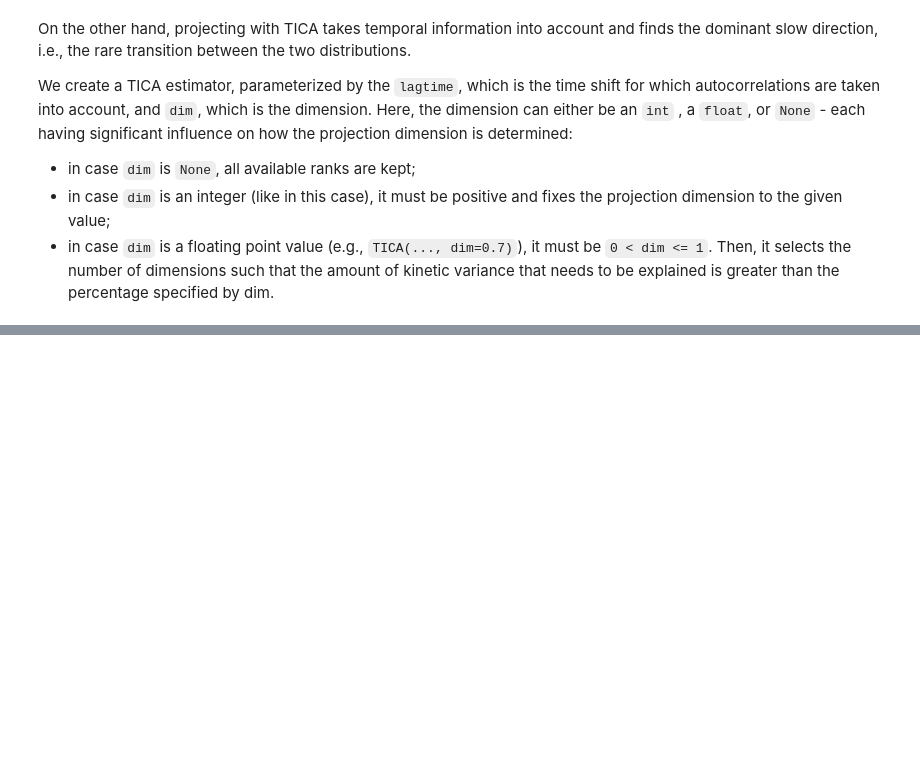
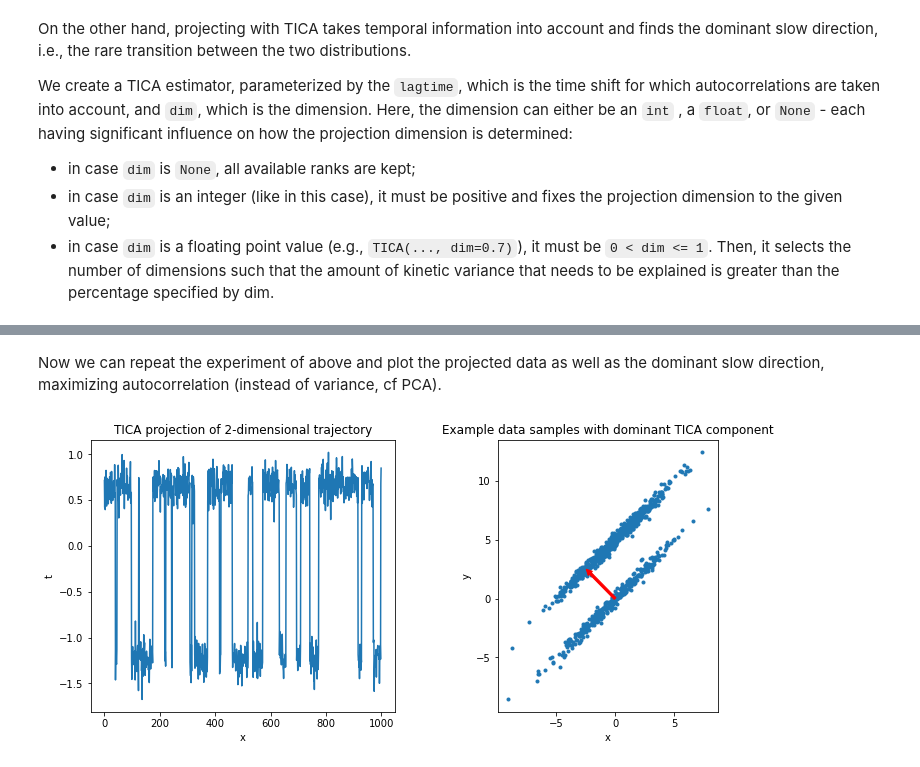
Before and after one commit to deeptime-ml/deeptime, a Jupyter notebook: docs/source/notebooks/tica.ipynb, the cells around one changed output, grey strips where cells are left out. Cells and saved outputs as stored; diff of their text form; code cells hidden in the pictures; blank space fills up the shorter version.

Commit message:
[msm/hmm] simulate args N -> n_steps [tica] docs wip

```diff
--- a/docs/source/notebooks/tica.ipynb
+++ b/docs/source/notebooks/tica.ipynb
@@ -113,4 +112,8 @@ We create a TICA estimator, parameterized by the `lagtime`, which is the time sh
 - in case `dim` is an integer (like in this case), it must be positive and fixes the projection dimension to the given value;
 - in case `dim` is a floating point value (e.g., `TICA(..., dim=0.7)`), it must be `0 < dim <= 1`. Then, it selects the number of dimensions such that the amount of kinetic variance that needs to be explained is greater than the percentage specified by dim.
 # %%
-estimator = sktime.decomposition.TICA(lagtime=1, dim=1)
+estimator = sktime.decomposition.TICA(
+    lagtime=1,  # time shift is one step
+    dim=1  # fix projection dimension explicitly
+)
+tica_model = estimator.fit(ftraj).fetch_model()  # fit and fetch model
@@ -135,0 +120,20 @@ array([[-0.18024123, -0.98362244]])
+# %% [markdown]
+Now we can repeat the experiment of above and plot the projected data as well as the dominant slow direction, maximizing autocorrelation (instead of variance, cf PCA).
+# %%
+f, (ax1, ax2) = plt.subplots(1, 2, figsize=(12, 5))
+ax1.plot(tica_model.transform(ftraj))
+ax1.set_title('TICA projection of 2-dimensional trajectory')
+ax1.set_xlabel('x')
+ax1.set_ylabel('t')
+
+dxy = tica_model.eigenvectors[:, 0]  # dominant tica component
+dxy *= 3./np.linalg.norm(dxy)  # so that vector has length 3
+
+ax2.scatter(*(ftraj.T), marker='.')
+ax2.arrow(0, 0, dxy[0], dxy[1], head_width=0.5, head_length=0.5, width=0.2, color='r')
+ax2.set_aspect('equal')
+ax2.set_xlabel('x')
+ax2.set_ylabel('y')
+ax2.set_title('Example data samples with dominant TICA component');
+# %% [output]
+[figure, added]
```
Also changed, not shown: parts of 8 cells of this notebook, 7 other files.
